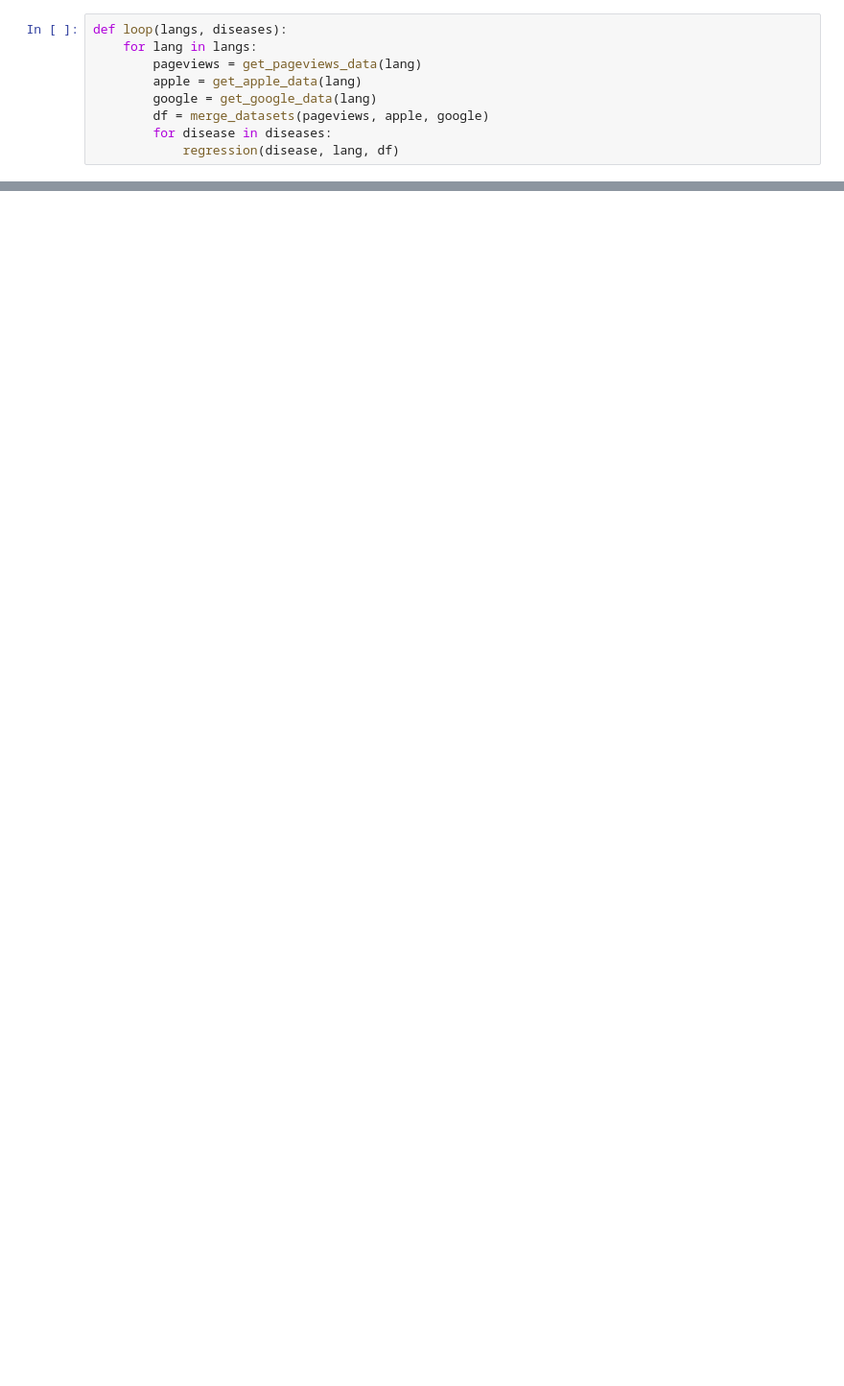
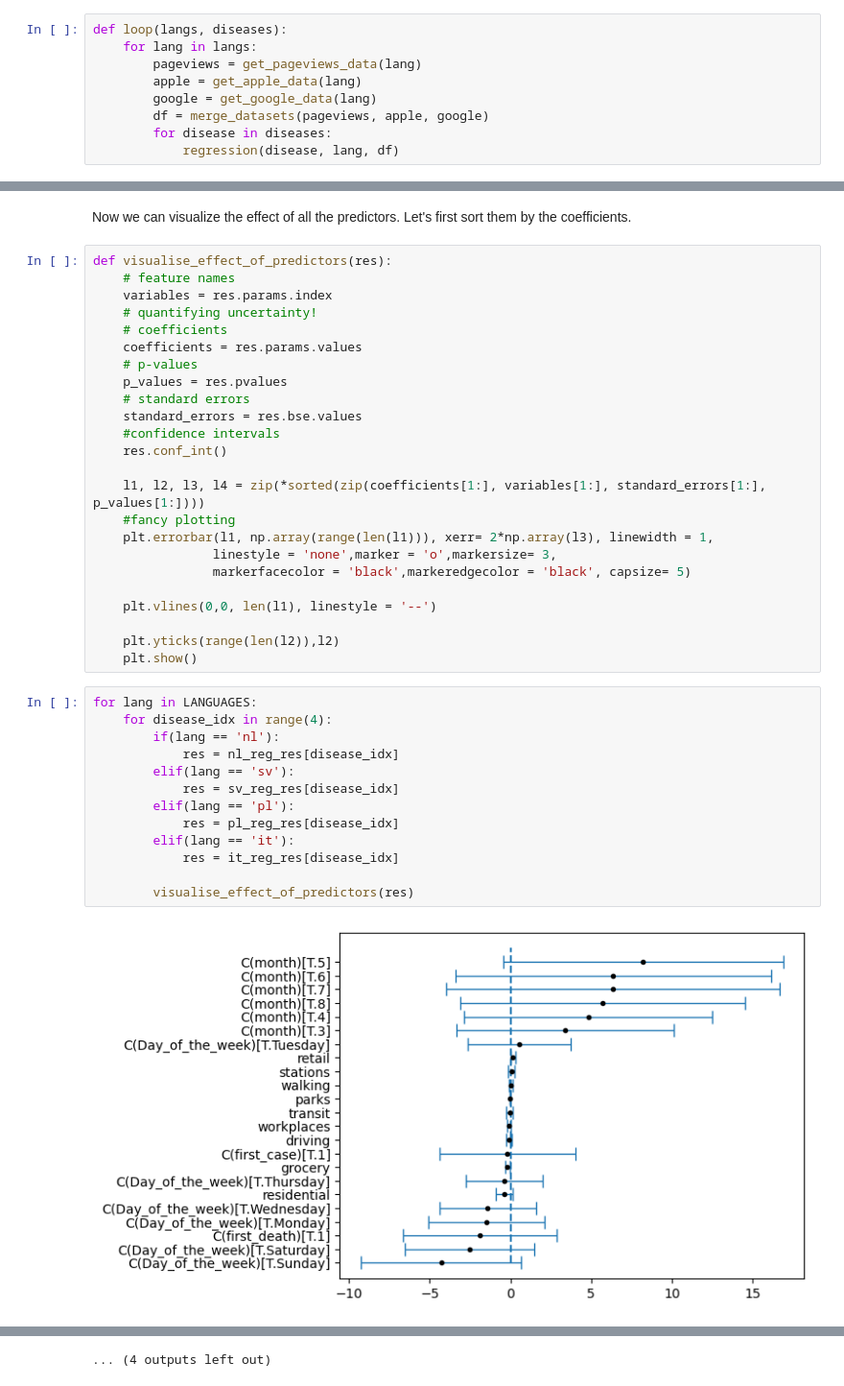
Before and after one commit to epfl-ada/ada-2022-project-adamsleg, a Jupyter notebook: q2.ipynb, the cells around one changed output, grey strips where cells are left out. Shown at 96% size. Saved outputs shown, nothing was run; the diff lists cells and outputs as text; blank space fills up the shorter version.

Commit message:
basic plot for visualising effect of coefficients

```diff
--- a/q2.ipynb
+++ b/q2.ipynb
@@ -218,3 +218,44 @@ Notes:
 [1] Standard Errors assume that the covariance matrix of the errors is correctly specified.
 [2] The condition number is large, 4.31e+03. This might indicate that there are
 strong multicollinearity or other numerical problems.
+# %% [markdown]
+Now we can visualize the effect of all the predictors. Let's first sort them by the coefficients.
+# %%
+def visualise_effect_of_predictors(res):
+    # feature names
+    variables = res.params.index
+    # quantifying uncertainty!
+    # coefficients
+    coefficients = res.params.values
+    # p-values
+    p_values = res.pvalues
+    # standard errors
+    standard_errors = res.bse.values
+    #confidence intervals
+    res.conf_int()
+
+    l1, l2, l3, l4 = zip(*sorted(zip(coefficients[1:], variables[1:], standard_errors[1:], p_values[1:])))
+    #fancy plotting
+    plt.errorbar(l1, np.array(range(len(l1))), xerr= 2*np.array(l3), linewidth = 1,
+                linestyle = 'none',marker = 'o',markersize= 3,
+                markerfacecolor = 'black',markeredgecolor = 'black', capsize= 5)
+
+    plt.vlines(0,0, len(l1), linestyle = '--')
+
+    plt.yticks(range(len(l2)),l2)
+    plt.show()
+# %%
+for lang in LANGUAGES:
+    for disease_idx in range(4):
+        if(lang == 'nl'):
+            res = nl_reg_res[disease_idx]
+        elif(lang == 'sv'):
+            res = sv_reg_res[disease_idx]
+        elif(lang == 'pl'):
+            res = pl_reg_res[disease_idx]
+        elif(lang == 'it'):
+            res = it_reg_res[disease_idx]
+
+        visualise_effect_of_predictors(res)
+# %% [output]
+[figure, added]
@@ -220,0 +273 @@ strong multicollinearity or other numerical problems.
+... (4 outputs left out)
```
Also changed, not shown: parts of 4 cells of this notebook.
